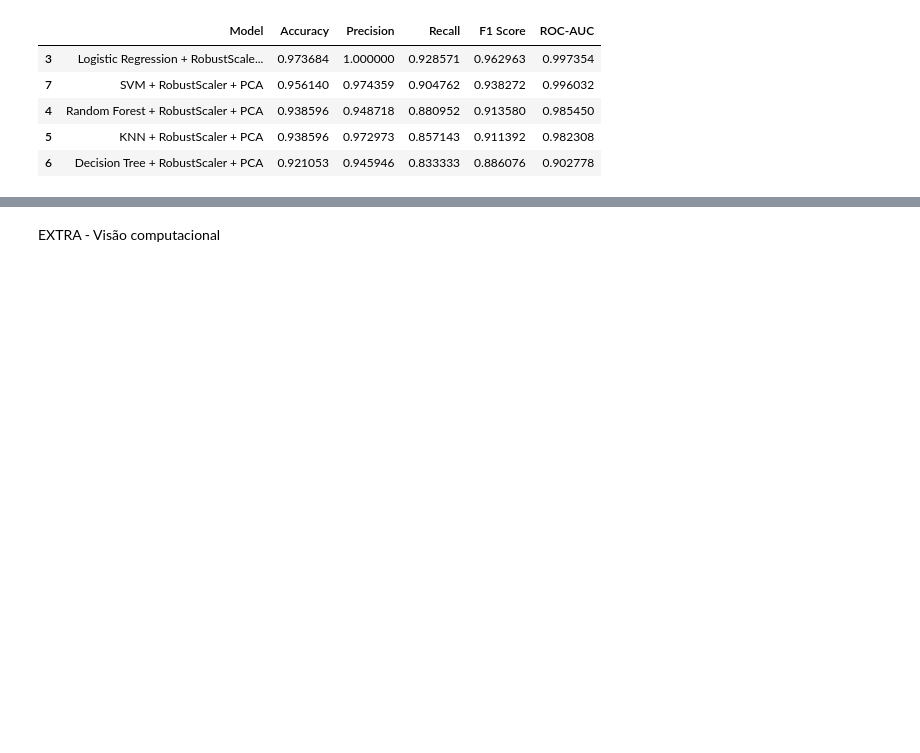
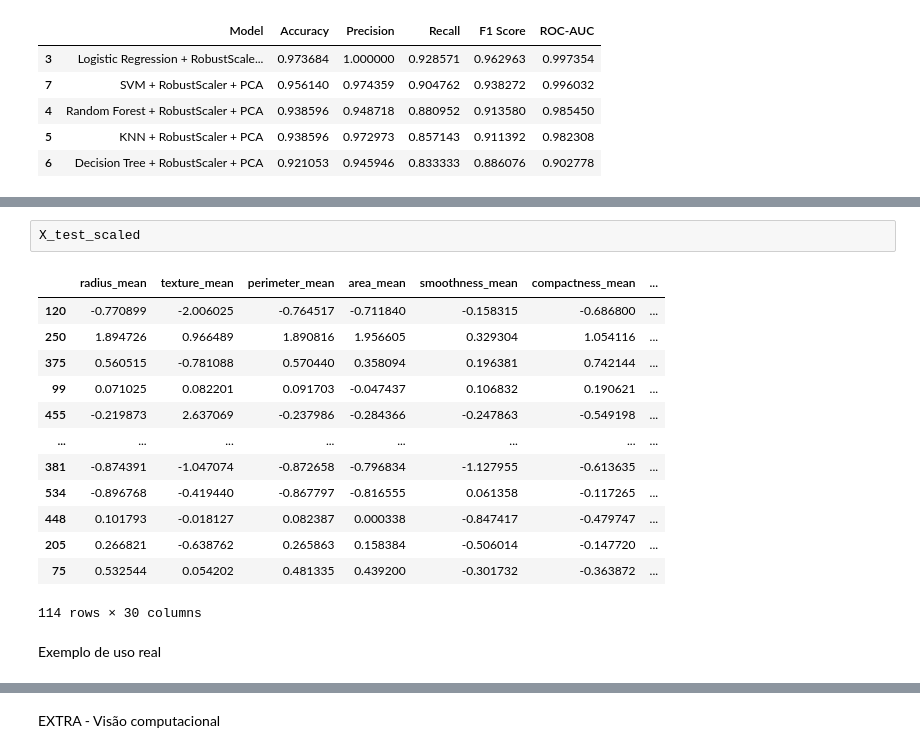
Before and after one commit to NicoBondarenco/tech-challenge-11iadt-fase-01, a Jupyter notebook: notebooks/tech_challenge_fase1.ipynb, the cells around one changed output, grey strips where cells are left out. Saved outputs shown, nothing was run; the diff lists cells and outputs as text; blank space fills up the shorter version.

```diff
--- a/notebooks/tech_challenge_fase1.ipynb
+++ b/notebooks/tech_challenge_fase1.ipynb
@@ -769,0 +807,18 @@ display(
+# %%
+X_test_scaled
+# %% [output]
+|  | radius_mean | texture_mean | perimeter_mean | area_mean | smoothness_mean | compactness_mean | ... |
+| 120 | -0.770899 | -2.006025 | -0.764517 | -0.711840 | -0.158315 | -0.686800 | ... |
+| 250 | 1.894726 | 0.966489 | 1.890816 | 1.956605 | 0.329304 | 1.054116 | ... |
+| 375 | 0.560515 | -0.781088 | 0.570440 | 0.358094 | 0.196381 | 0.742144 | ... |
+| 99 | 0.071025 | 0.082201 | 0.091703 | -0.047437 | 0.106832 | 0.190621 | ... |
+| 455 | -0.219873 | 2.637069 | -0.237986 | -0.284366 | -0.247863 | -0.549198 | ... |
+| ... | ... | ... | ... | ... | ... | ... | ... |
+| 381 | -0.874391 | -1.047074 | -0.872658 | -0.796834 | -1.127955 | -0.613635 | ... |
+| 534 | -0.896768 | -0.419440 | -0.867797 | -0.816555 | 0.061358 | -0.117265 | ... |
+| 448 | 0.101793 | -0.018127 | 0.082387 | 0.000338 | -0.847417 | -0.479747 | ... |
+| 205 | 0.266821 | -0.638762 | 0.265863 | 0.158384 | -0.506014 | -0.147720 | ... |
+| 75 | 0.532544 | 0.054202 | 0.481335 | 0.439200 | -0.301732 | -0.363872 | ... |
+114 rows × 30 columns
+# %% [markdown]
+Exemplo de uso real
```
Also changed, not shown: parts of 13 cells of this notebook, 4 other files.
